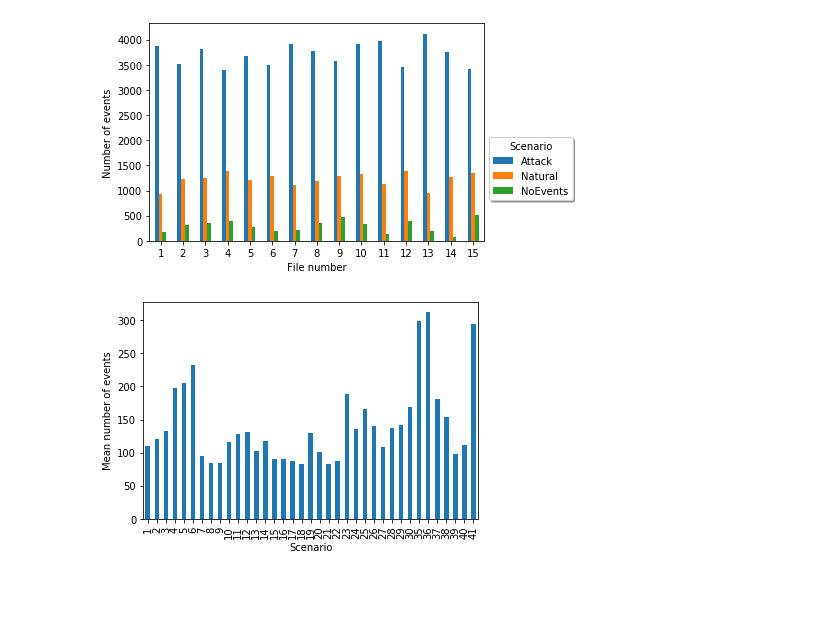
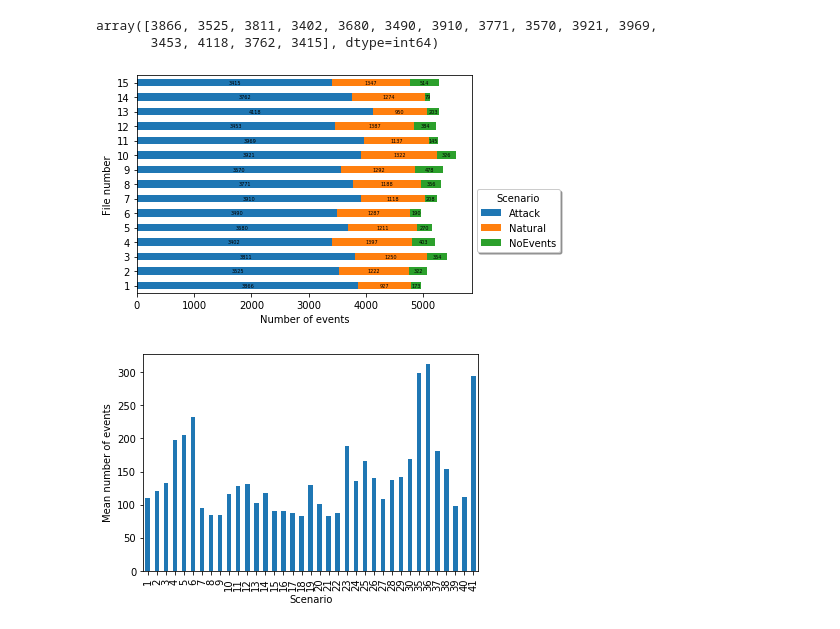
Before and after one commit to hadrrb/ml-for-anomaly-detection, a Jupyter notebook: files_calc.ipynb, the cells around one changed output. Drawn from its saved outputs; the diff is of its cells as text; code cells hidden in the pictures; blank space fills up the shorter version.

Commit message:
two figures updated, some txt changes + more calculations

```diff
--- a/files_calc.ipynb
+++ b/files_calc.ipynb
@@ -16,3 +16,18 @@ def calc(filepath):
         except FileNotFoundError: #if no more files found end the while
             return pd.concat(res)
             break
+# %%
+X = calc("C:/Users/bhadr/Documents/Programming/Stage2020/multiclass/")
+
+import seaborn as sn
+import numpy as np
+#print(X.T.to_latex())
+X = X.replace(np.nan, 0)
+ax = sn.heatmap(X.T, linewidths=.5, cmap='rainbow', annot=True, fmt = 'g' ,annot_kws={"size": 5}, yticklabels=1, cbar_kws={'label': 'Number of events'})
+ax.set_xlabel("File number")
+ax.set_ylabel("Scenario")
+ax.tick_params(axis = 'y', labelsize = 5)
+
+from matplotlib import pyplot as plt
+f = ax.get_figure()
+f.savefig("thesis/images/distr_allscen.pdf")
@@ -19,15 +36,35 @@ def calc(filepath):
 # %%
 X = calc("C:/Users/bhadr/Documents/Programming/Stage2020/Data/")
+# %%
+X['Attack'].values
+# %% [output]
+array([3866, 3525, 3811, 3402, 3680, 3490, 3910, 3771, 3570, 3921, 3969,
+       3453, 4118, 3762, 3415], dtype=int64)
 # %%
 from matplotlib import pyplot as plt
-ax = X.plot(kind='bar', rot = 0)
-ax.set_xlabel("File number")
-ax.set_ylabel("Number of events")
+ax = X.plot(kind='barh', rot = 0, stacked = True)
+ax.set_ylabel("File number")
+ax.set_xlabel("Number of events")
 ax.legend(loc='left center', bbox_to_anchor=(1, 0.5), fancybox=True, shadow=True, title = "Scenario")
+# .patches is everything inside of the chart
+for rect in ax.patches:
+    # Find where everything is located
+    height = rect.get_height()
+    width = rect.get_width()
+    x = rect.get_x()
+    y = rect.get_y()
+
+    # The width of the bar is the data value and can used as the label
+    label_text = f'{width:.0f}'  # f'{height:.2f}' to format decimal values
+
+    # ax.text(x, y, text)
+    label_x = x + width -width/2# adjust 0.2 to center the label
+    label_y = y + height / 2
+    ax.text(label_x, label_y, label_text, ha='center', va='center', fontsize=5)
 f = ax.get_figure()
 f.savefig("thesis/images/distr_3classes.pdf", bbox_inches='tight')
 # %% [output]
-[figure, old version]
+[figure, new version]
 # %%
 Y = calc("C:/Users/bhadr/Documents/Programming/Stage2020/multiclass/")
 # %%
```
Also changed, not shown: parts of 1 cell of this notebook, 8 other files.
